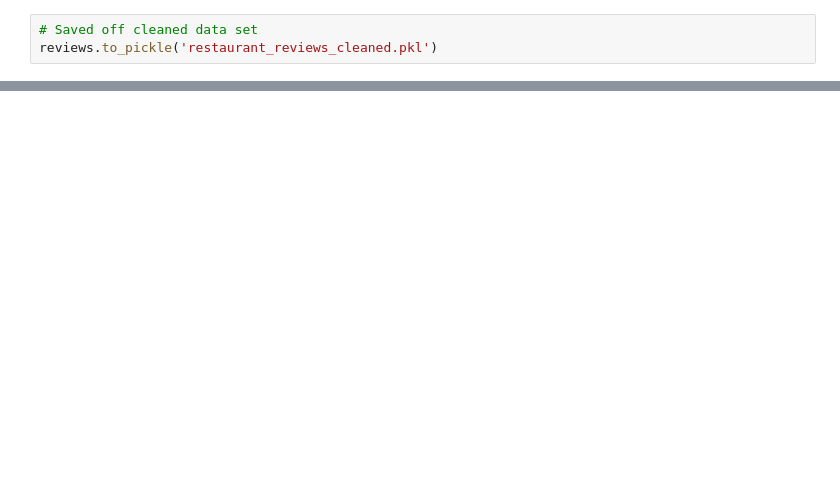
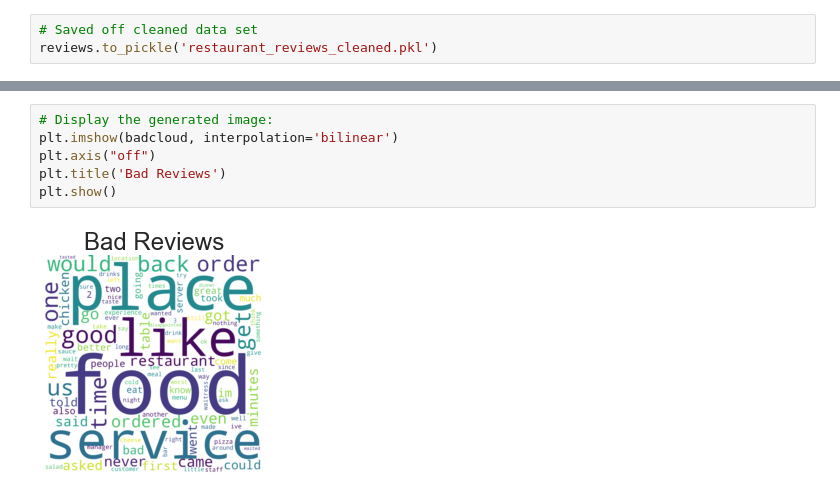
Before and after one commit to ABitNutty/Capstone-2, a Jupyter notebook: Data_Story.ipynb, the cells around one changed output, grey strips where cells are left out. Cells and saved outputs as stored; diff of their text form; blank space fills up the shorter version.

```diff
--- a/Data_Story.ipynb
+++ b/Data_Story.ipynb
@@ -382,0 +379,8 @@ reviews.to_pickle('restaurant_reviews_cleaned.pkl')
+# %%
+# Display the generated image:
+plt.imshow(badcloud, interpolation='bilinear')
+plt.axis("off")
+plt.title('Bad Reviews')
+plt.show()
+# %% [output]
+[figure, added]
```
Also changed, not shown: parts of 28 cells of this notebook.
